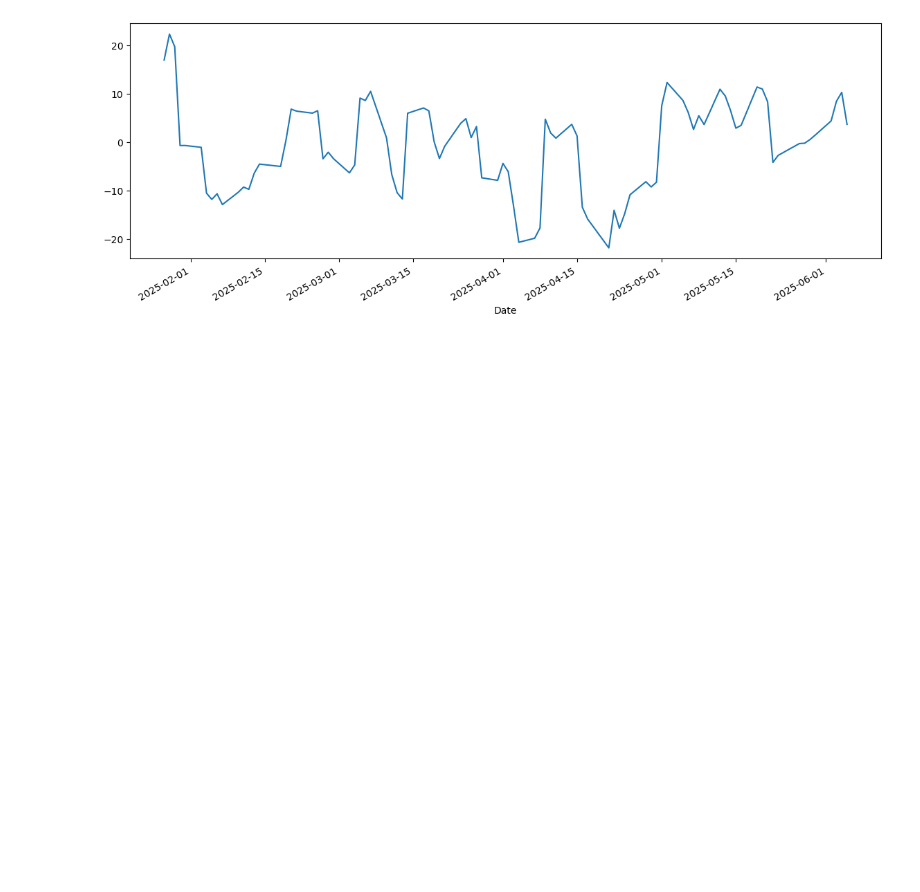
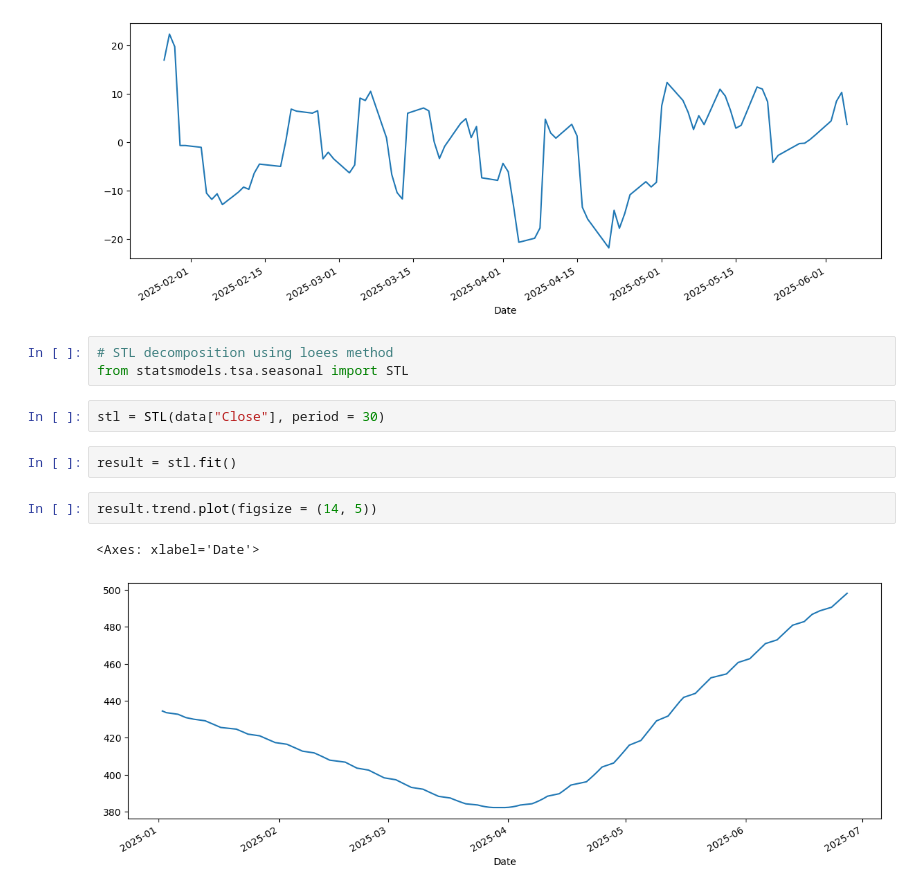
Before and after one commit to sarvesh-114/Time-Series-Forecasting, a Jupyter notebook: TSA_Decopositions.ipynb, the cells around one changed output. Drawn from its saved outputs; the diff is of its cells as text; blank space fills up the shorter version.

Commit message:
Add files via upload
Classical and STL Decomposition

```diff
--- a/TSA_Decopositions.ipynb
+++ b/TSA_Decopositions.ipynb
@@ -66,3 +69,15 @@ additive_residual.plot(figsize = (14, 5))
 # %% [output]
 <Axes: xlabel='Date'>
 [figure]
+# %%
+# STL decomposition using loees method
+from statsmodels.tsa.seasonal import STL
+# %%
+stl = STL(data["Close"], period = 30)
+# %%
+result = stl.fit()
+# %%
+result.trend.plot(figsize = (14, 5))
+# %% [output]
+<Axes: xlabel='Date'>
+[figure, added]
```
Also changed, not shown: parts of 4 cells of this notebook.
